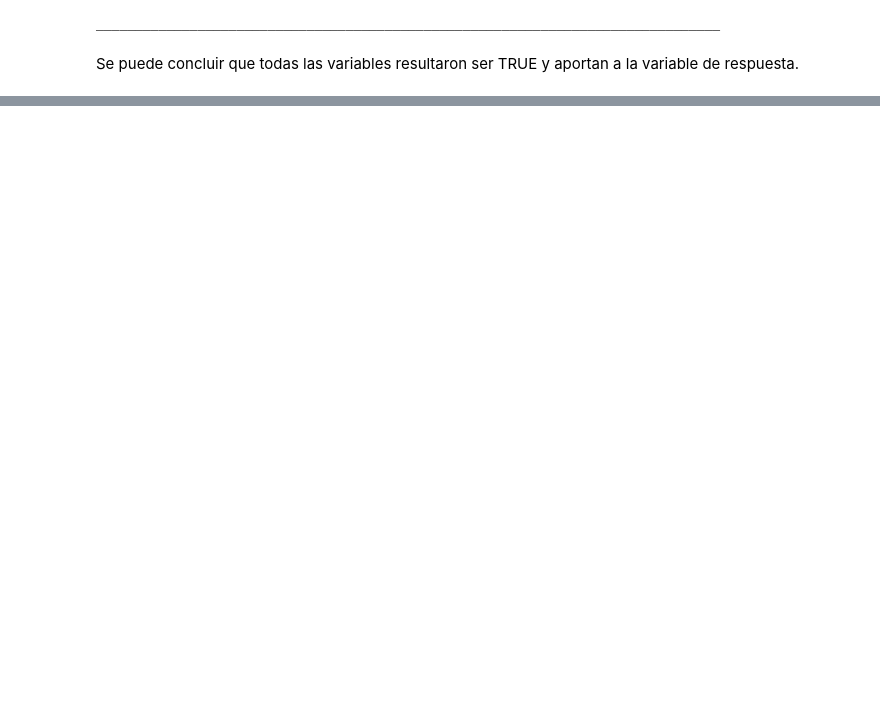
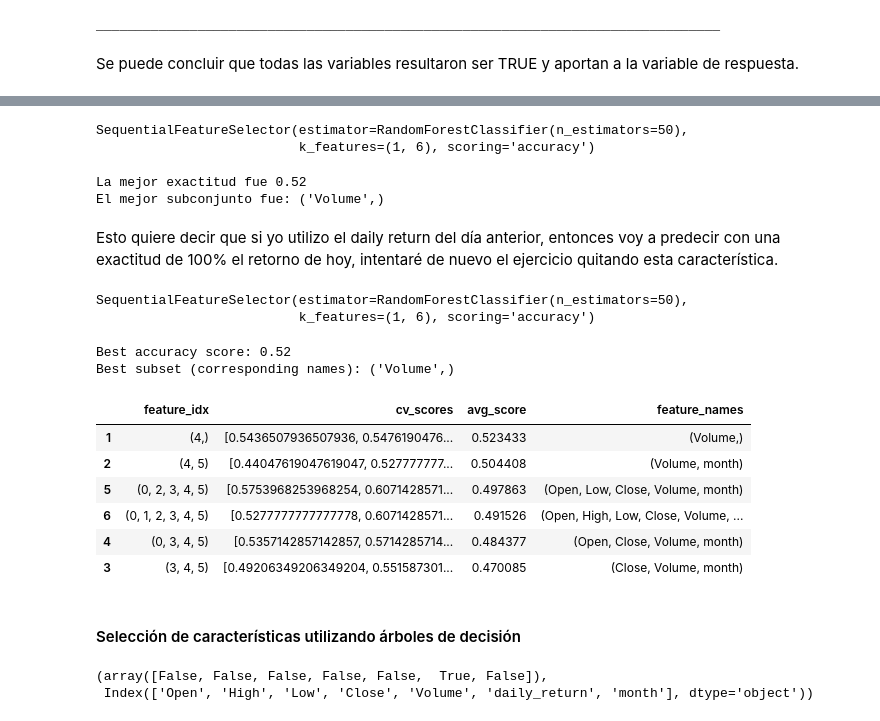
Before and after one commit to MaLuisa7/Machine_Learning_Lessons, a Jupyter notebook: TAREAS_ML.ipynb, the cells around one changed output, grey strips where cells are left out. Cells and saved outputs as stored; diff of their text form; code cells hidden in the pictures; blank space fills up the shorter version.

```diff
--- a/TAREAS_ML.ipynb
+++ b/TAREAS_ML.ipynb
@@ -527,0 +563,78 @@ Se puede concluir que todas las variables resultaron ser TRUE y aportan a la var
+# %%
+# !pip install mlxtend
+import joblib
+import sys
+sys.modules['sklearn.externals.joblib'] = joblib
+from mlxtend.feature_selection import SequentialFeatureSelector as SFS
+from sklearn.ensemble import RandomForestClassifier
+
+clf_rf = RandomForestClassifier(n_estimators = 50)
+
+sfs = SFS(estimator = clf_rf,
+          k_features = (1, 6),
+          forward = True,
+          scoring = 'accuracy',
+          cv=5)
+
+sfs.fit(X,y)
+# %% [output]
+SequentialFeatureSelector(estimator=RandomForestClassifier(n_estimators=50),
+                          k_features=(1, 6), scoring='accuracy')
+# %%
+print('La mejor exactitud fue %.2f' % sfs.k_score_)
+print('El mejor subconjunto fue:', sfs.k_feature_names_)
+# %% [output]
+La mejor exactitud fue 0.52
+El mejor subconjunto fue: ('Volume',)
+# %% [markdown]
+Esto quiere decir que si yo utilizo el daily return del día anterior, entonces voy a predecir con una exactitud de 100% el retorno de hoy, intentaré de nuevo el ejercicio quitando esta característica.
+# %%
+clf_rf = RandomForestClassifier(n_estimators = 50)
+
+sfs = SFS(estimator = clf_rf,
+          k_features = (1, 6),
+          forward = True,
+          scoring = 'accuracy',
+          cv=5)
+
+sfs.fit(X.drop(columns = 'daily_return'),y)
+# %% [output]
+SequentialFeatureSelector(estimator=RandomForestClassifier(n_estimators=50),
+                          k_features=(1, 6), scoring='accuracy')
+# %%
+print('La mejor exactitud fue%.2f' % sfs.k_score_)
+print('EL mejor subconjunto es:', sfs.k_feature_names_)
+# %% [output]
+Best accuracy score: 0.52
+Best subset (corresponding names): ('Volume',)
+# %%
+subconjuntos = sfs.subsets_
+df_sfs = pd.DataFrame(subconjuntos).T
+df_sfs.sort_values('avg_score', ascending=False,  inplace = True)
+df_sfs
+# %% [output]
+|  | feature_idx | cv_scores | avg_score | feature_names |
+| 1 | (4,) | [0.5436507936507936, 0.5476190476... | 0.523433 | (Volume,) |
+| 2 | (4, 5) | [0.44047619047619047, 0.527777777... | 0.504408 | (Volume, month) |
+| 5 | (0, 2, 3, 4, 5) | [0.5753968253968254, 0.6071428571... | 0.497863 | (Open, Low, Close, Volume, month) |
+| 6 | (0, 1, 2, 3, 4, 5) | [0.5277777777777778, 0.6071428571... | 0.491526 | (Open, High, Low, Close, Volume, ... |
+| 4 | (0, 3, 4, 5) | [0.5357142857142857, 0.5714285714... | 0.484377 | (Open, Close, Volume, month) |
+| 3 | (3, 4, 5) | [0.49206349206349204, 0.551587301... | 0.470085 | (Close, Volume, month) |
+# %% [markdown]
+#### Selección de características utilizando árboles de decisión
+# %%
+from sklearn.ensemble import RandomForestClassifier
+from sklearn.feature_selection import SelectFromModel
+
+lim = int(len(X)*.70)
+X_train = X.iloc[:lim,:]
+X_test = X.iloc[lim:,:]
+y_train = y[:lim]
+y_test = y[lim:]
+
+sel = SelectFromModel(RandomForestClassifier(n_estimators = 100))
+sel.fit(X_train, y_train)
+sel.get_support(), X_train.columns
+# %% [output]
+(array([False, False, False, False, False,  True, False]),
+ Index(['Open', 'High', 'Low', 'Close', 'Volume', 'daily_return', 'month'], dtype='object'))
```
Also changed, not shown: parts of 34 cells of this notebook.
